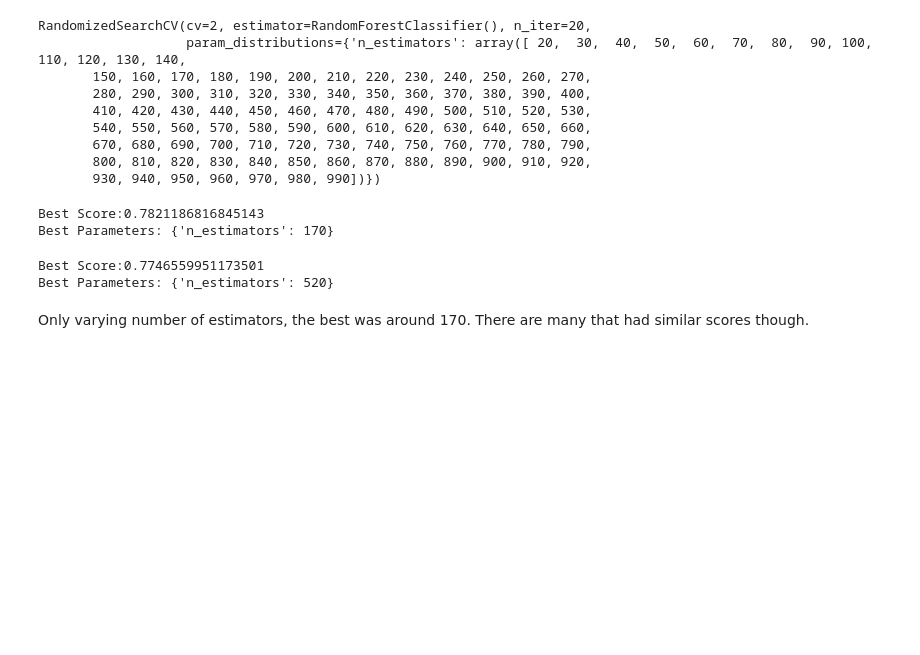
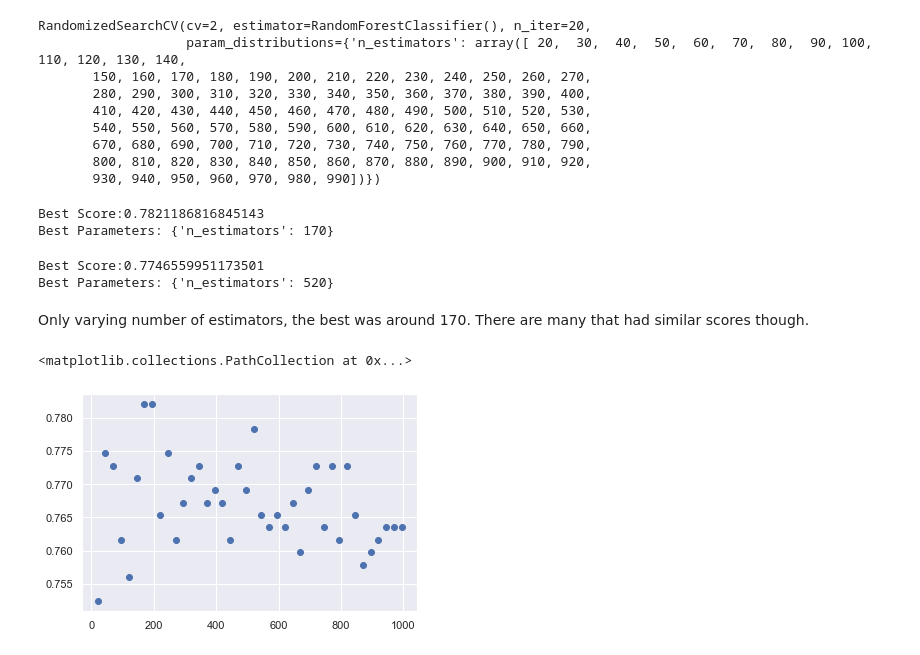
Before and after one commit to rejexx/springboard, a Jupyter notebook: GridSearchKNN_Case_Study/GridSearchKNN_Case_Study.ipynb, the cells around one changed output. Saved outputs shown, nothing was run; the diff lists cells and outputs as text; code cells hidden in the pictures; blank space fills up the shorter version.

Commit message:
Added plot of grid search results

```diff
--- a/GridSearchKNN_Case_Study/GridSearchKNN_Case_Study.ipynb
+++ b/GridSearchKNN_Case_Study/GridSearchKNN_Case_Study.ipynb
@@ -310,3 +310,8 @@ Best Score:0.7746559951173501
 Best Parameters: {'n_estimators': 520}
 # %% [markdown]
 Only varying number of estimators, the best was around 170.  There are many that had similar scores though.
+# %%
+plt.scatter(x='param_n_estimators', y='mean_test_score', data=RF_grid.cv_results_, linestyle='-');
+# %% [output]
+<matplotlib.collections.PathCollection at 0x...>
+[figure, added]
```
Also changed, not shown: parts of 1 cell of this notebook.
